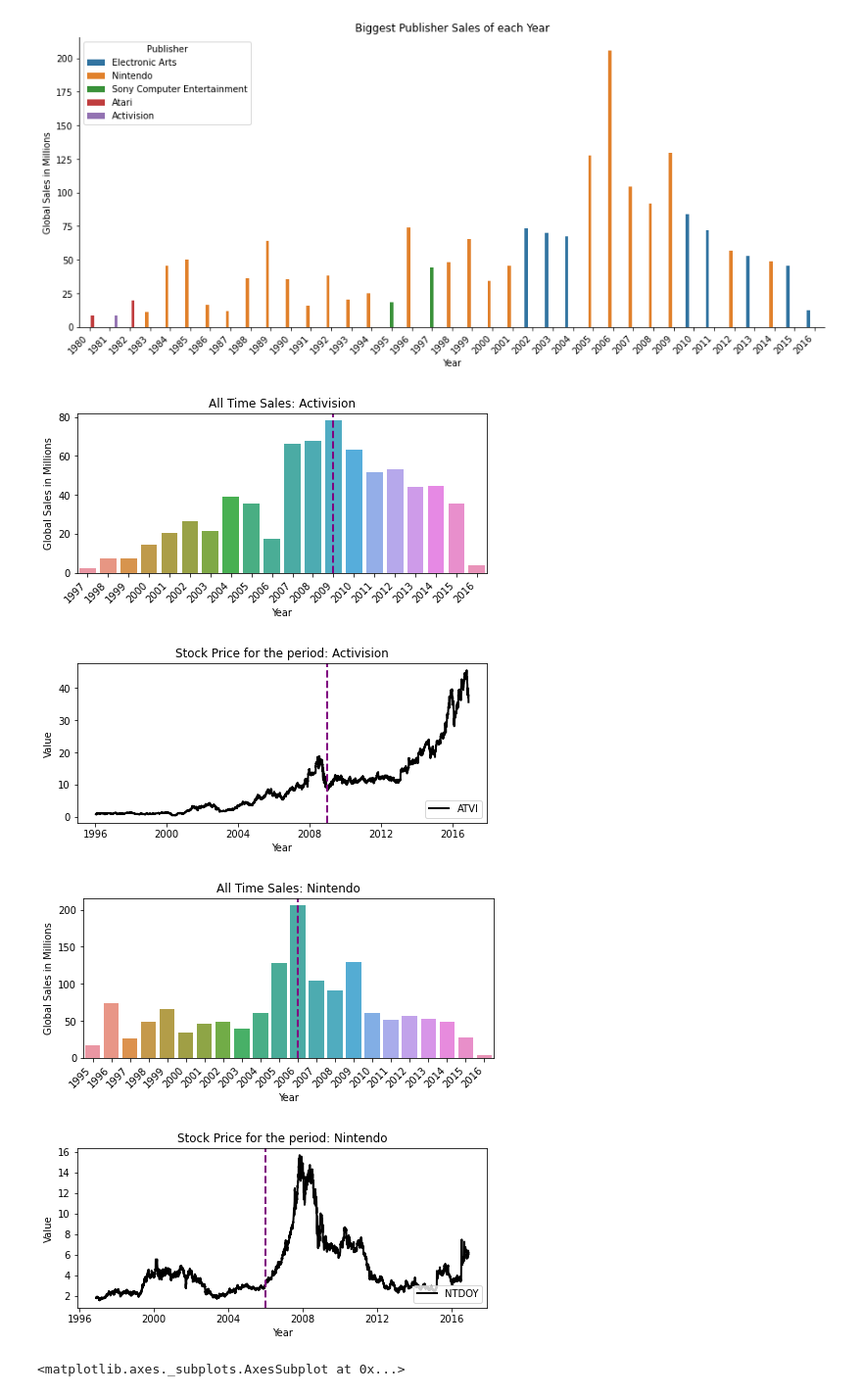
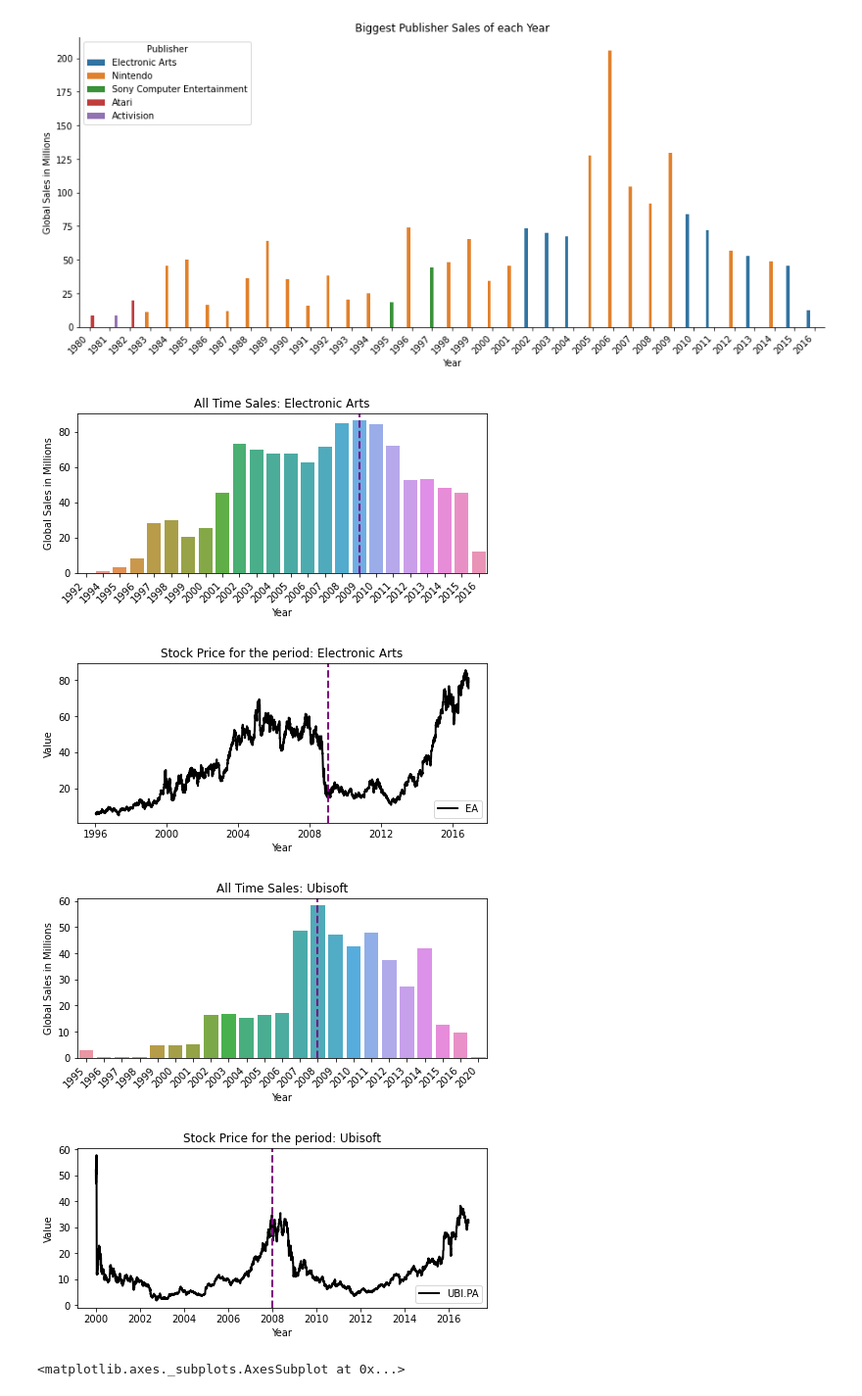
Before and after one commit to lgbongiolo/Video-Game-Sales, a Jupyter notebook: Video Games Sales .ipynb, the cells around one changed output. Shown at 98% size. Drawn from its saved outputs; the diff is of its cells as text; code cells hidden in the pictures.

```diff
--- a/Video Games Sales .ipynb
+++ b/Video Games Sales .ipynb
@@ -459,7 +464,7 @@ register_matplotlib_converters()
 
 
 #Plotting Publisher All Time Sales
-company = "Activision"
+company = "Electronic Arts"
 
 publisher = df.groupby(["Publisher","Year"]).agg({'Global_Sales':'sum'}).reset_index()
 
@@ -471,7 +476,7 @@ publisher
 #Adding the Stock Chart
 import pandas_datareader as pdr
 
-ticker = "ATVI"
+ticker = "EA"
 start = "1996-01-12"
 end = "2016-12-01"
 stock = pdr.get_data_yahoo(ticker, start, end)
@@ -481,11 +486,11 @@ stock.drop(["Volume", "Adj Close"], axis=1, inplace=True)
 
 #Plotting
 ax1=plt.figure(figsize=(7.5,3))
-sns.barplot(x="Year",y="Global_Sales", data=publisher[12:], ci=None)
+sns.barplot(x="Year",y="Global_Sales", data=publisher, ci=None)
 plt.ylabel("Global Sales in Millions")
 plt.xticks(rotation=45, horizontalalignment='right')
 plt.title("All Time Sales: " + company)
-plt.axvline( x = 12, color='purple', linestyle = "--", lw = 2)
+plt.axvline( x = 16, color='purple', linestyle = "--", lw = 2)
 
 
 ax2=plt.figure(figsize=(7.5,3))
@@ -493,7 +498,7 @@ plt.plot(stock["Close"],label = ticker, linewidth = 2, color = "black")
 plt.title("Stock Price for the period: "+ company)
 plt.xlabel("Year")
 plt.ylabel("Value")
-plt.axvline( x = "2009-01-01", color='purple', linestyle = "--", lw = 2)
+plt.axvline( x = "2009-01-12", color='purple', linestyle = "--", lw = 2)
 
 plt.legend(loc = "lower right")
 setup = dict(size = 14, color = "black")
@@ -502,48 +507,48 @@ plt.show()
 
 
 #Plotting Publisher All Time Sales
-company2 = "Nintendo"
+company2 = "Ubisoft"
 
 publisher2 = df.groupby(["Publisher","Year"]).agg({'Global_Sales':'sum'}).reset_index()
 
 publisher2 = publisher2.loc[publisher2["Publisher"] == company2]
 
 publisher2
 
 #Adding the Stock Chart
 
-ticker2 = "NTDOY"
+ticker2 = "UBI.PA"
 start2 = "1996-01-12"
 end2 = "2016-12-01"
 stock2 = pdr.get_data_yahoo(ticker2, start2, end2)
 stock2.drop(["Volume", "Adj Close"], axis=1, inplace=True)
 
 
 #Plotting
 ax3=plt.figure(figsize=(7.5,3))
-sns.barplot(x="Year",y="Global_Sales", data=publisher2[12:], ci=None)
+sns.barplot(x="Year",y="Global_Sales", data=publisher2, ci=None)
 plt.ylabel("Global Sales in Millions")
 plt.xticks(rotation=45, horizontalalignment='right')
 plt.title("All Time Sales: " + company2)
-plt.axvline( x = 11, color='purple', linestyle = "--", lw = 2)
+plt.axvline( x = 13, color='purple', linestyle = "--", lw = 2)
 
 
 
 ax4=plt.figure(figsize=(7.5,3))
 plt.plot(stock2["Close"], label = ticker2, linewidth = 2, color = "black")
 plt.title("Stock Price for the period: "+ company2)
 plt.xlabel("Year")
 plt.ylabel("Value")
-plt.axvline( x = "2006-01-01", color='purple', linestyle = "--", lw = 2)
+plt.axvline( x = "2008-01-12", color='purple', linestyle = "--", lw = 2)
 
 plt.legend(loc = "lower right")
 setup2 = dict(size = 14, color = "black")
 plt.show()
 # %% [output]
-[figure, old version]
+[figure, new version]
-[figure, old version]
+[figure, new version]
-[figure, old version]
+[figure, new version]
-[figure, old version]
+[figure, new version]
 # %%
 #Finding a better plot
 
```
Also changed, not shown: parts of 13 cells of this notebook.
